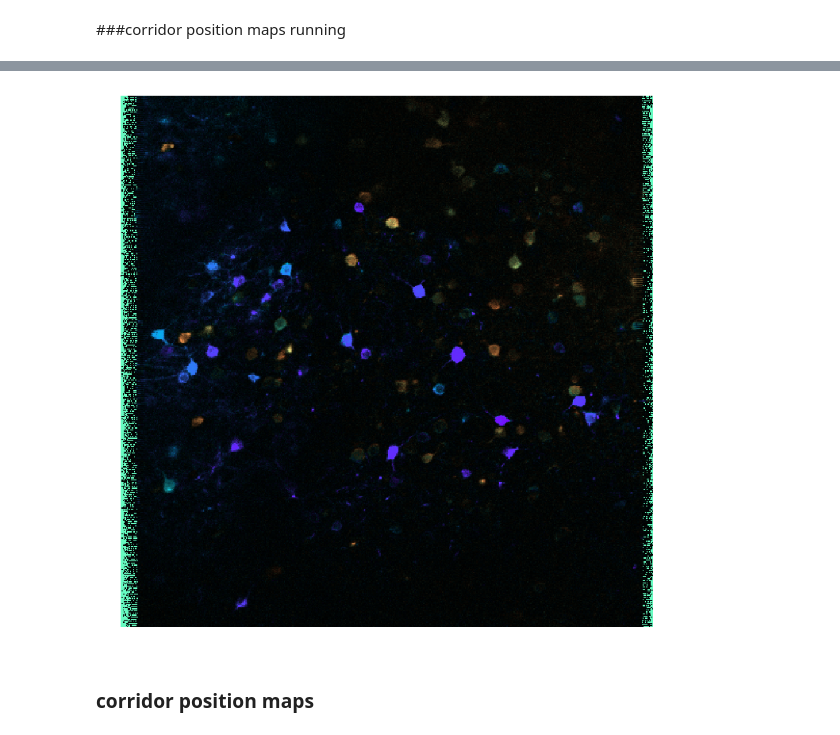
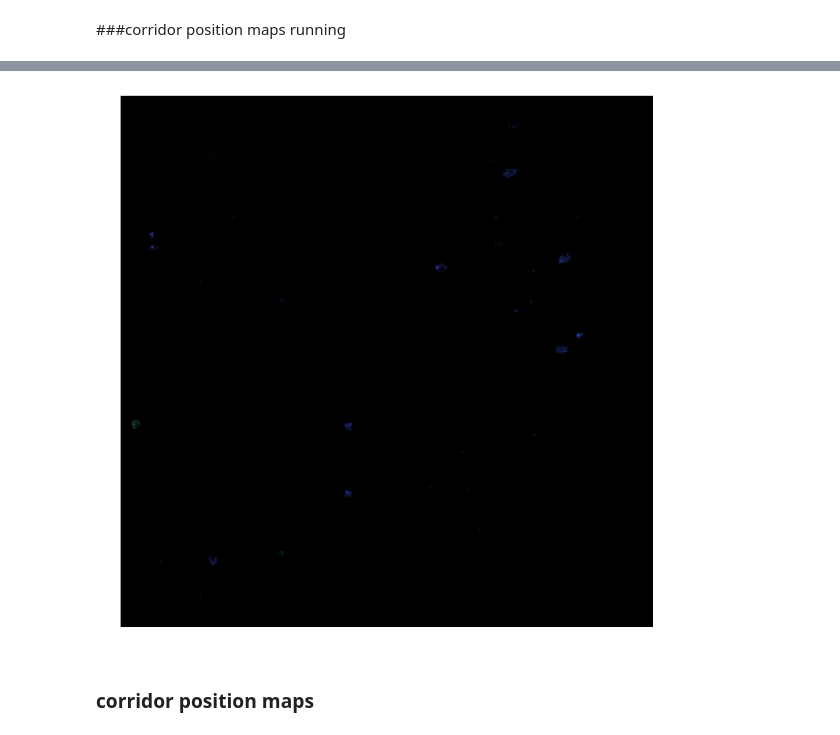
Before and after one commit to sofroniewn/2P-RAM-pipeline, a Jupyter notebook: notebooks/pixelwise-regression.ipynb, the cells around one changed output, grey strips where cells are left out. Cells and saved outputs as stored; diff of their text form; code cells hidden in the pictures.

```diff
--- a/notebooks/pixelwise-regression.ipynb
+++ b/notebooks/pixelwise-regression.ipynb
@@ -119,7 +125,2 @@ def do_reg(data, design_mat, bins):
     tune = model.betas.map(fitTune)
     return tune.toarray(), rsq.toarray()
-# %%
-algorithm = LinearRegression(fit_intercept=False)
-model, rsq = algorithm.fit_and_score(design_mat, records2)
-# %%
-tune = model.betas.map(fitTune).toarray()
@@ -206,7 +172,7 @@ imsave(savepath+'/rsqSpeedD.tif', (255*mapped_speed.clip(0,1)).astype('uint8'),
 # %% [markdown]
 ###corridor position maps running
 # %%
-records2 = data[np.where(covariates.speed.values>0)].toseries(size = '10')
+records2 = data[np.where(covariates.speed.values>0)].toseries()
 records2 = records2.squelch(50).normalize('mean')
 records2.cache()
 # %% [output]
@@ -248,9 +204,9 @@ plt.hist(z, bins = 30);
 # %%
-mappedR = make_map(rsq_corposR, tuning_corposR, vmin=8.5, vmax = 18.5, rmin=0.0, rmax=0.05)
-mappedR = make_map(rsq_corposR, tuning_corposR, vmin=0, vmax = 30, rmin=0.0, rmax=0.05)
-#mappedR = asarray([make_map(rsq_corposR[i], tuning_corposR[i], vmin=10.5, vmax = 13.5, rmin=0.02, rmax=0.15) for i in range(2)])
+#mappedR = make_map(rsq_corposR, tuning_corposR, vmin=8.5, vmax = 18.5, rmin=0.0, rmax=0.05)
+#mappedR = make_map(rsq_corposR, tuning_corposR, vmin=0, vmax = 30, rmin=0.0, rmax=0.05)
+mappedR = asarray([make_map(rsq_corposR[i], tuning_corposR[i], vmin=0, vmax = 30, rmin=0.02, rmax=0.15) for i in range(2)])
 # %%
-image(mappedR.clip(0,1), size=12);
+image(mappedR[0].clip(0,1), size=12);
 # %% [output]
-[figure, old version]
+[figure, new version]
 # %%
```
Also changed, not shown: parts of 57 cells of this notebook, 2 other files.
